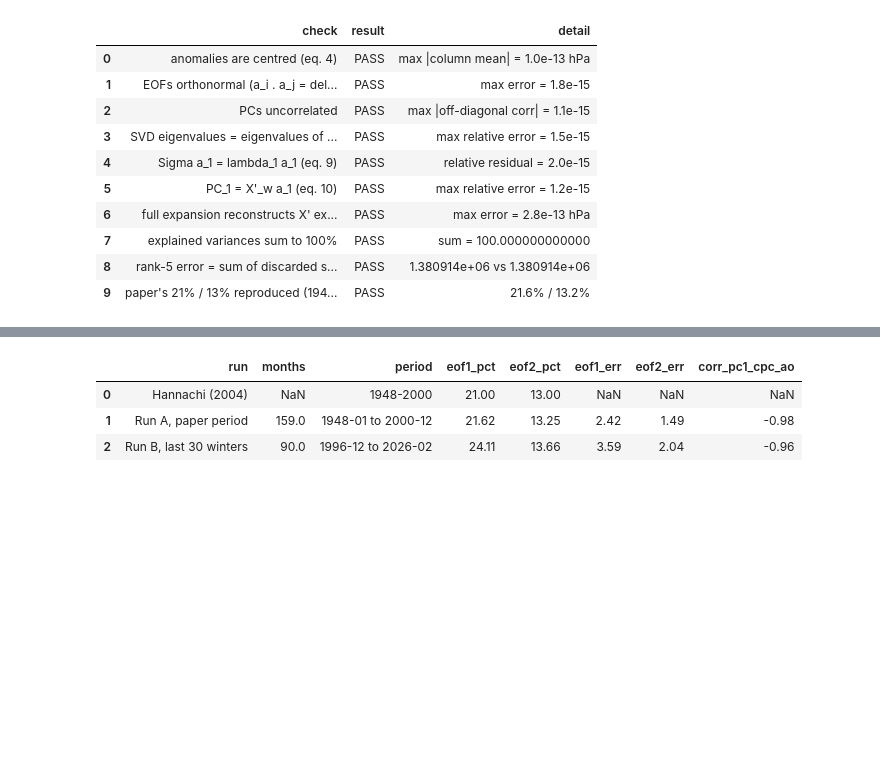
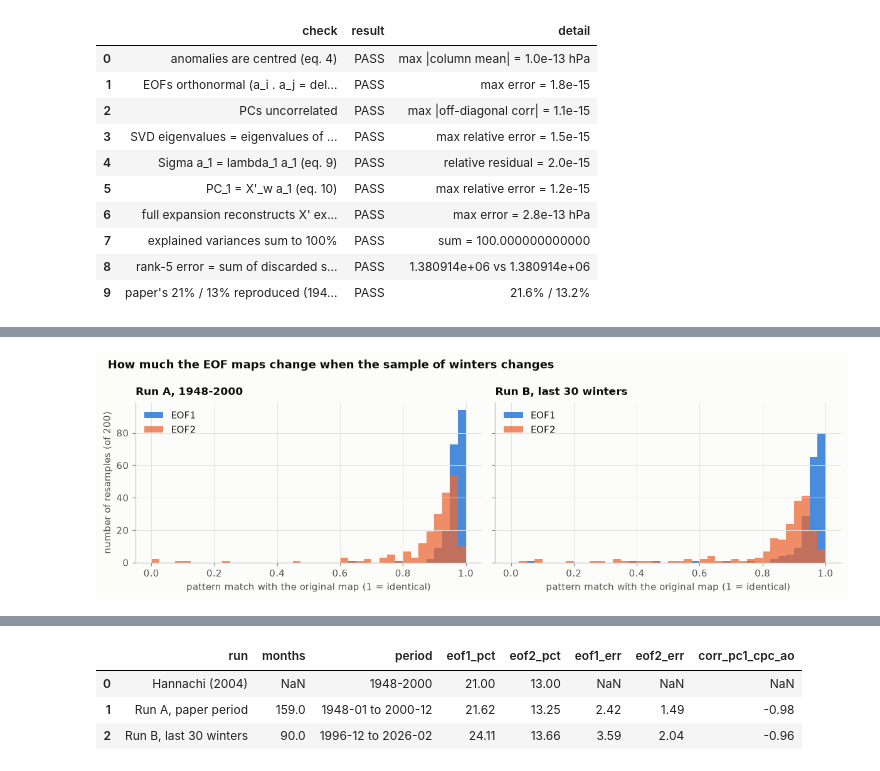
Before and after one commit to KiranKhann/pakistan-winters-eof, a Jupyter notebook: paper_replication.ipynb, the cells around one changed output, grey strips where cells are left out. Saved outputs shown, nothing was run; the diff lists cells and outputs as text; code cells hidden in the pictures; blank space fills up the shorter version.

```diff
--- a/paper_replication.ipynb
+++ b/paper_replication.ipynb
@@ -1090,0 +1236,15 @@ checks
+# %%
+fig, axes = plt.subplots(1, 2, figsize=(11, 3.6), sharey=True)
+bins = np.linspace(0, 1, 41)
+for ax, name in zip(axes, boot):
+    b = boot[name]
+    ax.hist(b.match_eof1, bins=bins, color=BLUE, alpha=0.85, label="EOF1")
+    ax.hist(b.match_eof2, bins=bins, color=ORANGE, alpha=0.75, label="EOF2")
+    ax.set_xlabel("pattern match with the original map (1 = identical)")
+    ax.set_title(name); ax.legend(loc="upper left")
+axes[0].set_ylabel("number of resamples (of 200)")
+fig.suptitle("How much the EOF maps change when the sample of winters changes", x=0.02, ha="left",
+             fontsize=12, fontweight="bold")
+fig.tight_layout(); plt.show()
+# %% [output]
+[figure, added]
```
Also changed, not shown: parts of 16 cells of this notebook, 1 other file.
